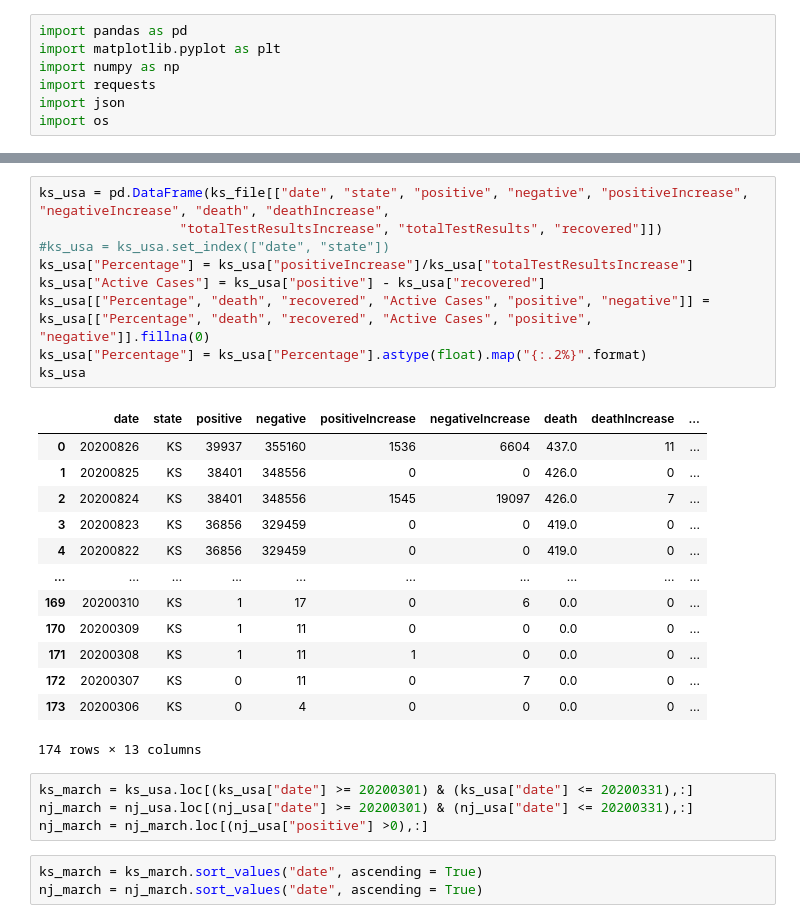
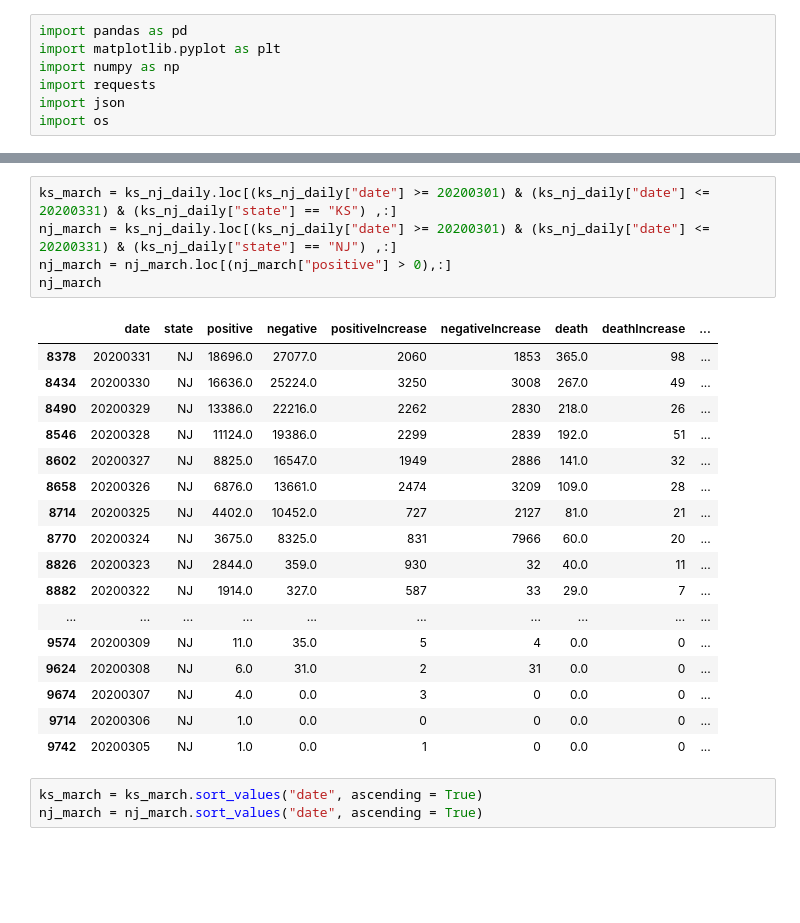
Before and after one commit to adrianstrecker/project-1, a Jupyter notebook: Covid Tracking API to JSON.ipynb, the cells around one changed output, grey strips where cells are left out. Cells and saved outputs as stored; diff of their text form; blank space fills up the shorter version.

```diff
--- a/Covid Tracking API to CSV.ipynb
+++ b/Covid Tracking API to JSON.ipynb
@@ -78,30 +76,26 @@ nj_usa
-# %%
-ks_usa = pd.DataFrame(ks_file[["date", "state", "positive", "negative", "positiveIncrease", "negativeIncrease", "death", "deathIncrease",
-                  "totalTestResultsIncrease", "totalTestResults", "recovered"]])
-#ks_usa = ks_usa.set_index(["date", "state"])
-ks_usa["Percentage"] = ks_usa["positiveIncrease"]/ks_usa["totalTestResultsIncrease"]
-ks_usa["Active Cases"] = ks_usa["positive"] - ks_usa["recovered"]
-ks_usa[["Percentage", "death", "recovered", "Active Cases", "positive", "negative"]] = ks_usa[["Percentage", "death", "recovered", "Active Cases", "positive", "negative"]].fillna(0)
-ks_usa["Percentage"] = ks_usa["Percentage"].astype(float).map("{:.2%}".format)
-ks_usa
-# %% [output]
-|  | date | state | positive | negative | positiveIncrease | negativeIncrease | death | deathIncrease | ... |
-| 0 | 20200826 | KS | 39937 | 355160 | 1536 | 6604 | 437.0 | 11 | ... |
-| 1 | 20200825 | KS | 38401 | 348556 | 0 | 0 | 426.0 | 0 | ... |
-| 2 | 20200824 | KS | 38401 | 348556 | 1545 | 19097 | 426.0 | 7 | ... |
-| 3 | 20200823 | KS | 36856 | 329459 | 0 | 0 | 419.0 | 0 | ... |
-| 4 | 20200822 | KS | 36856 | 329459 | 0 | 0 | 419.0 | 0 | ... |
-| ... | ... | ... | ... | ... | ... | ... | ... | ... | ... |
-| 169 | 20200310 | KS | 1 | 17 | 0 | 6 | 0.0 | 0 | ... |
-| 170 | 20200309 | KS | 1 | 11 | 0 | 0 | 0.0 | 0 | ... |
-| 171 | 20200308 | KS | 1 | 11 | 1 | 0 | 0.0 | 0 | ... |
-| 172 | 20200307 | KS | 0 | 11 | 0 | 7 | 0.0 | 0 | ... |
-| 173 | 20200306 | KS | 0 | 4 | 0 | 0 | 0.0 | 0 | ... |
-174 rows × 13 columns
 # %%
-ks_march = ks_usa.loc[(ks_usa["date"] >= 20200301) & (ks_usa["date"] <= 20200331),:]
-nj_march = nj_usa.loc[(nj_usa["date"] >= 20200301) & (nj_usa["date"] <= 20200331),:]
-nj_march = nj_march.loc[(nj_usa["positive"] >0),:]
+ks_march = ks_nj_daily.loc[(ks_nj_daily["date"] >= 20200301) & (ks_nj_daily["date"] <= 20200331) & (ks_nj_daily["state"] == "KS") ,:]
+nj_march = ks_nj_daily.loc[(ks_nj_daily["date"] >= 20200301) & (ks_nj_daily["date"] <= 20200331) & (ks_nj_daily["state"] == "NJ") ,:]
+nj_march = nj_march.loc[(nj_march["positive"] > 0),:]
+nj_march
+# %% [output]
+|  | date | state | positive | negative | positiveIncrease | negativeIncrease | death | deathIncrease | ... |
+| 8378 | 20200331 | NJ | 18696.0 | 27077.0 | 2060 | 1853 | 365.0 | 98 | ... |
+| 8434 | 20200330 | NJ | 16636.0 | 25224.0 | 3250 | 3008 | 267.0 | 49 | ... |
+| 8490 | 20200329 | NJ | 13386.0 | 22216.0 | 2262 | 2830 | 218.0 | 26 | ... |
+| 8546 | 20200328 | NJ | 11124.0 | 19386.0 | 2299 | 2839 | 192.0 | 51 | ... |
+| 8602 | 20200327 | NJ | 8825.0 | 16547.0 | 1949 | 2886 | 141.0 | 32 | ... |
+| 8658 | 20200326 | NJ | 6876.0 | 13661.0 | 2474 | 3209 | 109.0 | 28 | ... |
+| 8714 | 20200325 | NJ | 4402.0 | 10452.0 | 727 | 2127 | 81.0 | 21 | ... |
+| 8770 | 20200324 | NJ | 3675.0 | 8325.0 | 831 | 7966 | 60.0 | 20 | ... |
+| 8826 | 20200323 | NJ | 2844.0 | 359.0 | 930 | 32 | 40.0 | 11 | ... |
+| 8882 | 20200322 | NJ | 1914.0 | 327.0 | 587 | 33 | 29.0 | 7 | ... |
+| ... | ... | ... | ... | ... | ... | ... | ... | ... | ... |
+| 9574 | 20200309 | NJ | 11.0 | 35.0 | 5 | 4 | 0.0 | 0 | ... |
+| 9624 | 20200308 | NJ | 6.0 | 31.0 | 2 | 31 | 0.0 | 0 | ... |
+| 9674 | 20200307 | NJ | 4.0 | 0.0 | 3 | 0 | 0.0 | 0 | ... |
+| 9714 | 20200306 | NJ | 1.0 | 0.0 | 0 | 0 | 0.0 | 0 | ... |
+| 9742 | 20200305 | NJ | 1.0 | 0.0 | 1 | 0 | 0.0 | 0 | ... |
 # %%
 ks_march = ks_march.sort_values("date", ascending = True)
 nj_march = nj_march.sort_values("date", ascending = True)
```
Also changed, not shown: parts of 9 cells of this notebook, 1 other file.
